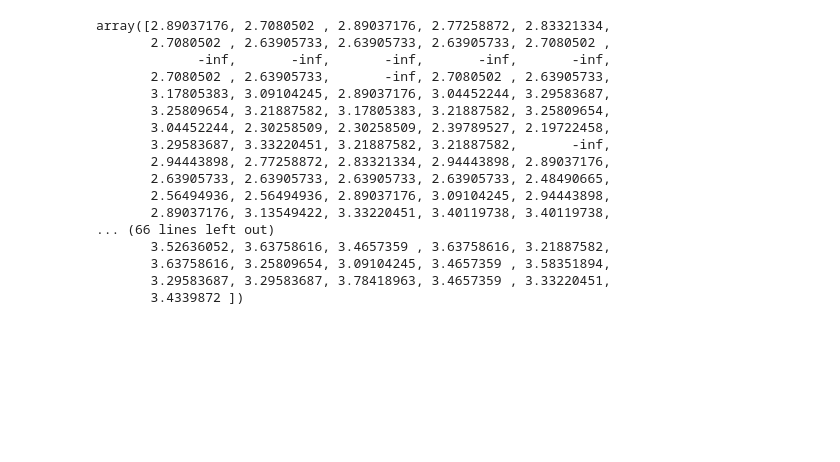
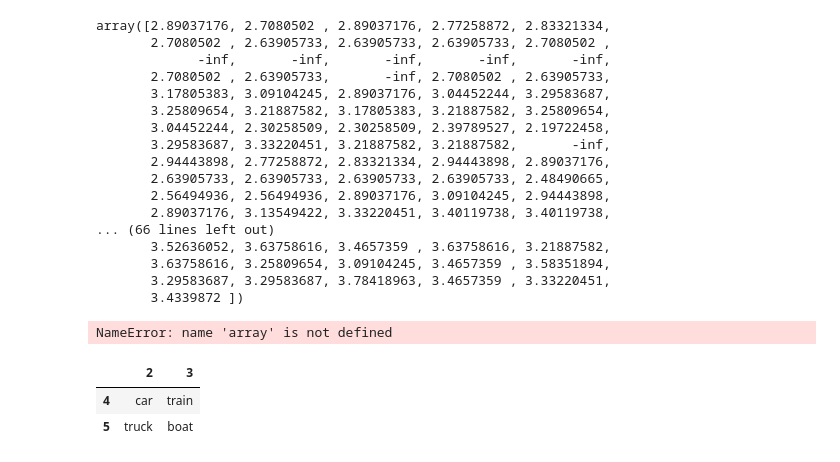
Before and after one commit to Liam-RA/CSCI_1070_Liam-RA, a Jupyter notebook: week_03/Week3_homework_testing.ipynb, the cells around one changed output. Saved outputs shown, nothing was run; the diff lists cells and outputs as text; code cells hidden in the pictures; blank space fills up the shorter version.

```diff
--- a/week_03/Week3_homework_testing.ipynb
+++ b/week_03/Week3_homework_testing.ipynb
@@ -110,3 +119,19 @@ array([2.89037176, 2.7080502 , 2.89037176, 2.77258872, 2.83321334,
        3.4339872 ])
 # %%
 #7
+# %%
+Origin_array = pd.DataFrame('cars_csv', index = [array])
+# %% [output]
+NameError: name 'array' is not defined
+# %%
+#testing dataframe creation and formatting
+
+#the second value is the index
+
+
+test1 = pd.DataFrame([['car','train'],['truck','boat']],[4,5],columns=['2','3'])
+test1
+# %% [output]
+|  | 2 | 3 |
+| 4 | car | train |
+| 5 | truck | boat |
```
Also changed, not shown: parts of 3 cells of this notebook, 1 other file.
